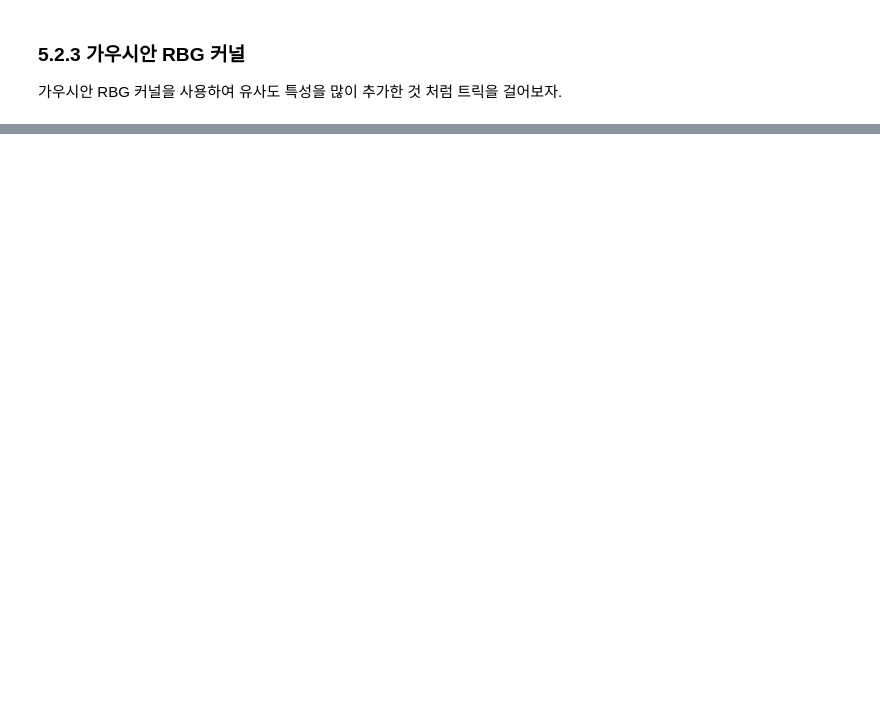
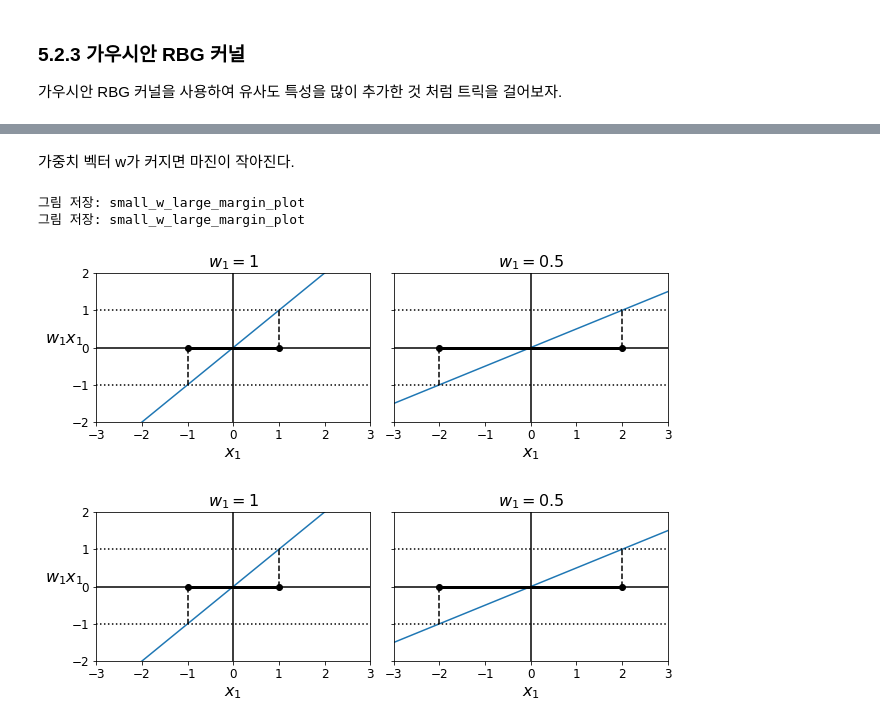
Before and after one commit to Choi-SeoYun/handsOn-ml2, a Jupyter notebook: CHAPTER5/chapter5_서포트벡터머신_p205.ipynb, the cells around one changed output, grey strips where cells are left out. Saved outputs shown, nothing was run; the diff lists cells and outputs as text; code cells hidden in the pictures; blank space fills up the shorter version.

```diff
--- a/CHAPTER5/chapter5_서포트벡터머신_p205.ipynb
+++ b/CHAPTER5/chapter5_서포트벡터머신_p205.ipynb
@@ -599,0 +657,5 @@ plt.show()
+# %%
+np.random.seed(42)
+m = 100
+X = 2 * np.random.rand(m, 1) - 1
+y = (0.2 + 0.1 * X + 0.5 * X**2 + np.random.randn(m, 1)/10).ravel()
@@ -599,0 +698,4 @@ plt.show()
+# %%
+iris = datasets.load_iris()
+X = iris["data"][:, (2, 3)]  # 꽃잎 길이, 꽃잎 너비
+y = (iris["target"] == 2).astype(np.float64)  # Iris virginica
@@ -599,0 +744,34 @@ plt.show()
+# %% [markdown]
+가중치 벡터 w가 커지면 마진이 작아진다.
+# %%
+def plot_2D_decision_function(w, b, ylabel=True, x1_lim=[-3, 3]):
+    x1 = np.linspace(x1_lim[0], x1_lim[1], 200)
+    y = w * x1 + b
+    m = 1 / w
+
+    plt.plot(x1, y)
+    plt.plot(x1_lim, [1, 1], "k:")
+    plt.plot(x1_lim, [-1, -1], "k:")
+    plt.axhline(y=0, color='k')
+    plt.axvline(x=0, color='k')
+    plt.plot([m, m], [0, 1], "k--")
+    plt.plot([-m, -m], [0, -1], "k--")
+    plt.plot([-m, m], [0, 0], "k-o", linewidth=3)
+    plt.axis(x1_lim + [-2, 2])
+    plt.xlabel(r"$x_1$", fontsize=16)
+    if ylabel:
+        plt.ylabel(r"$w_1 x_1$  ", rotation=0, fontsize=16)
+    plt.title(r"$w_1 = {}$".format(w), fontsize=16)
+
+fig, axes = plt.subplots(ncols=2, figsize=(9, 3.2), sharey=True)
+plt.sca(axes[0])
+plot_2D_decision_function(1, 0)
+plt.sca(axes[1])
+plot_2D_decision_function(0.5, 0, ylabel=False)
+save_fig("small_w_large_margin_plot")
+plt.show()
+# %% [output]
+그림 저장: small_w_large_margin_plot
+그림 저장: small_w_large_margin_plot
+[figure, added]
+[figure, added]
```
Also changed, not shown: parts of 32 cells of this notebook, 4 other files.
